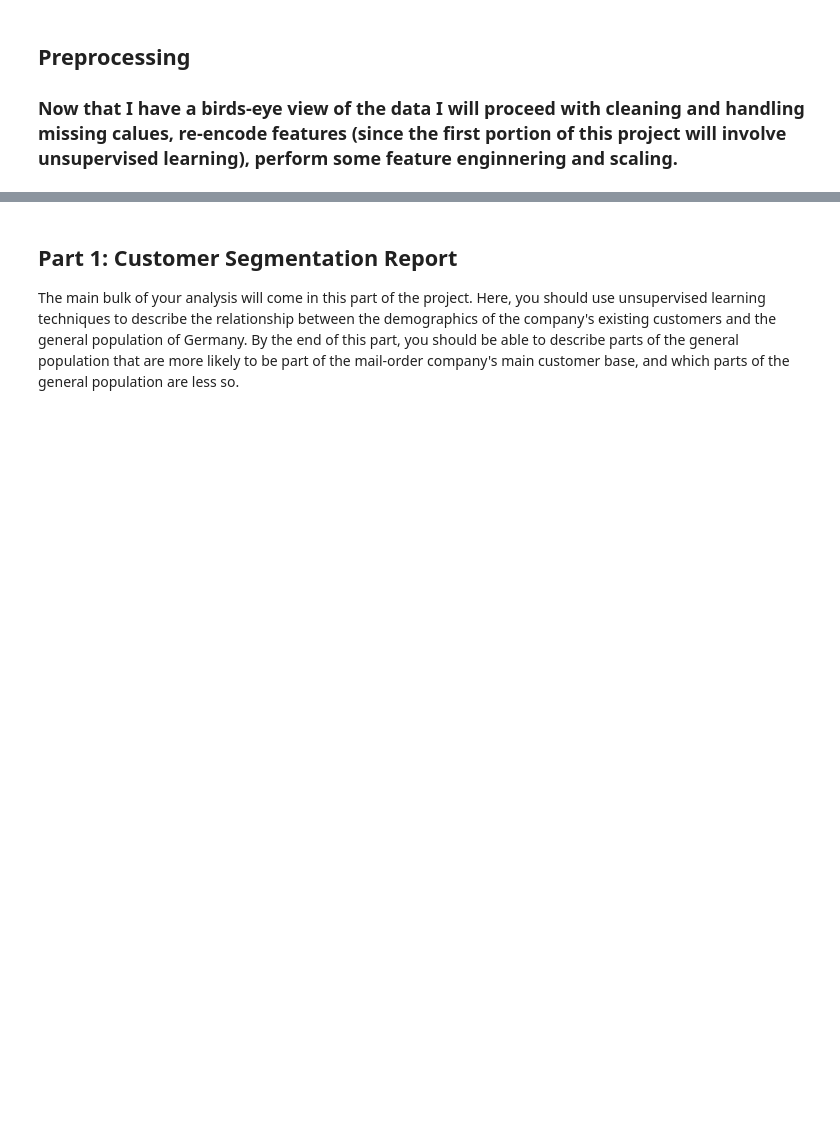
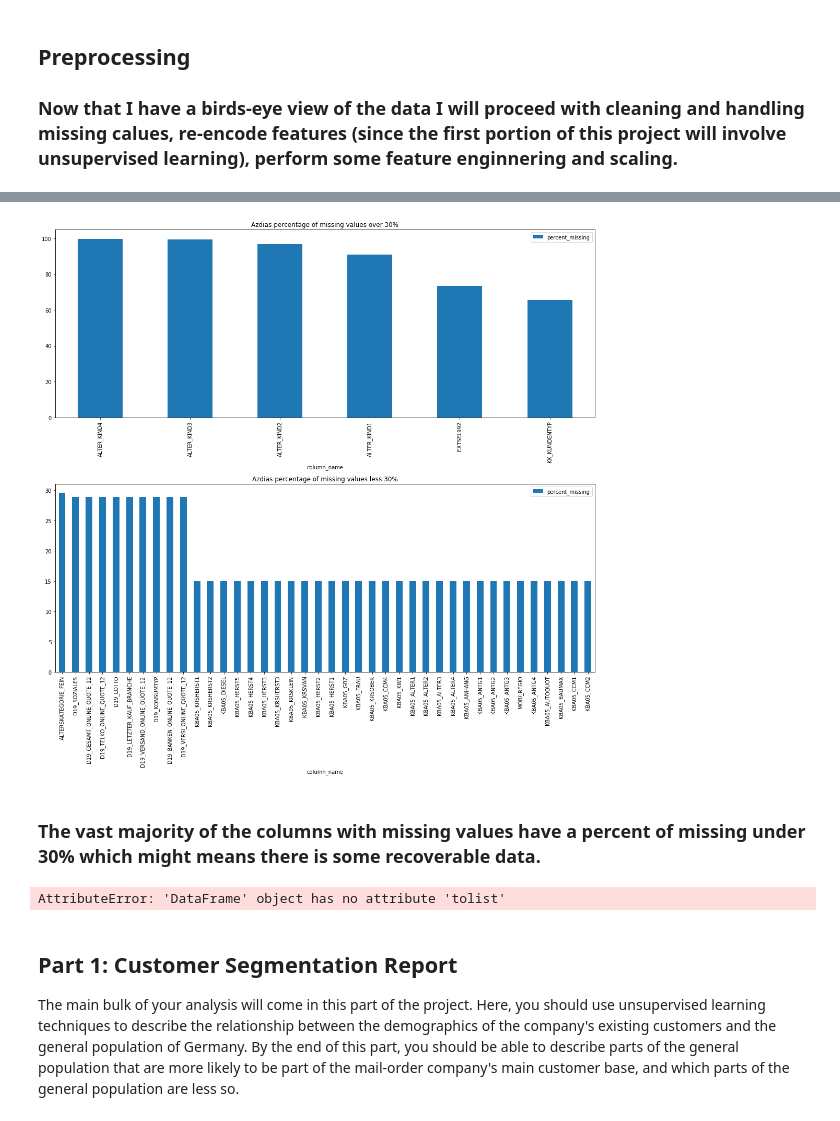
Before and after one commit to sousablde/Arvato-Bertelsmann-Customer-Acquisition, a Jupyter notebook: Arvato Project Workbook.ipynb, the cells around one changed output, grey strips where cells are left out. Drawn from its saved outputs; the diff is of its cells as text; code cells hidden in the pictures; blank space fills up the shorter version.

Commit message:
determined percentage of missing values

```diff
--- a/Arvato Project Workbook.ipynb
+++ b/Arvato Project Workbook.ipynb
@@ -194,0 +206,3 @@ plt.show()
+# %%
+percent_missing_azdias_df = percentage_of_missing(azdias)
+percent_missing_azdias_df.head()
@@ -194,0 +238,22 @@ plt.show()
+# %%
+#creating a function to split a percentage of missing values dataframe for visualization purposes
+def split_on_percentage(df, boundary, conditional):
+    '''
+    This function takes in a dataframe and splits it on a particular percentage boundary with a particular conditional
+    input: dataframe, boundary value, conditional string
+    '''
+    if conditional == '>':
+        split_df = df[df.percent_missing > boundary]
+    elif conditional == '>=':
+        split_df = df[df.percent_missing >= boundary]
+    elif conditional == '<=':
+        split_df = df[df.percent_missing <= boundary]
+    else:
+        split_df = df[df.percent_missing > boundary]
+
+    return split_df
+# %%
+azdias_missing_over_30 = split_on_percentage(percent_missing_azdias_df, 30, '>')
+azdias_missing_less_30 = split_on_percentage(percent_missing_azdias_df, 30, '<=')
+print(azdias_missing_over_30.head())
+print(azdias_missing_less_30.head())
@@ -195,3 +291,25 @@ plt.show()
+# %%
+figure, axes = plt.subplots(2, 1, figsize = (15,15), squeeze = False)
+
+azdias_missing_over_30.sort_values(by = 'percent_missing', ascending = False).plot(kind = 'bar', x = 'column_name', y = 'percent_missing',
+                                                                                ax = axes[0][0], title = 'Azdias percentage of missing values over 30%' )
+
+#due to the sheer amount of data points to be plotted this does not make an appealing vis so I will restrict
+#the number of plotted points to 40
+azdias_missing_less_30.sort_values(by = 'percent_missing', ascending = False)[:40].plot(kind = 'bar', x = 'column_name', y = 'percent_missing',
+                                                                                ax = axes[1][0], title = 'Azdias percentage of missing values less 30%' )
+
+plt.tight_layout()
+plt.show()
+# %% [output]
+[figure, added]
+# %% [markdown]
+### The vast majority of the columns with missing values have a percent of missing under 30% which might means there is some recoverable data.
+# %%
+customers_with_missing_over_30 = percent_missing_customers_df[percent_missing_customers_df.percent_missing > 30].tolist()
+customers_with_missing_over_30
+# %% [output]
+AttributeError: 'DataFrame' object has no attribute 'tolist'
 # %% [markdown]
 ## Part 1: Customer Segmentation Report
 
```
Also changed, not shown: parts of 7 cells of this notebook.
